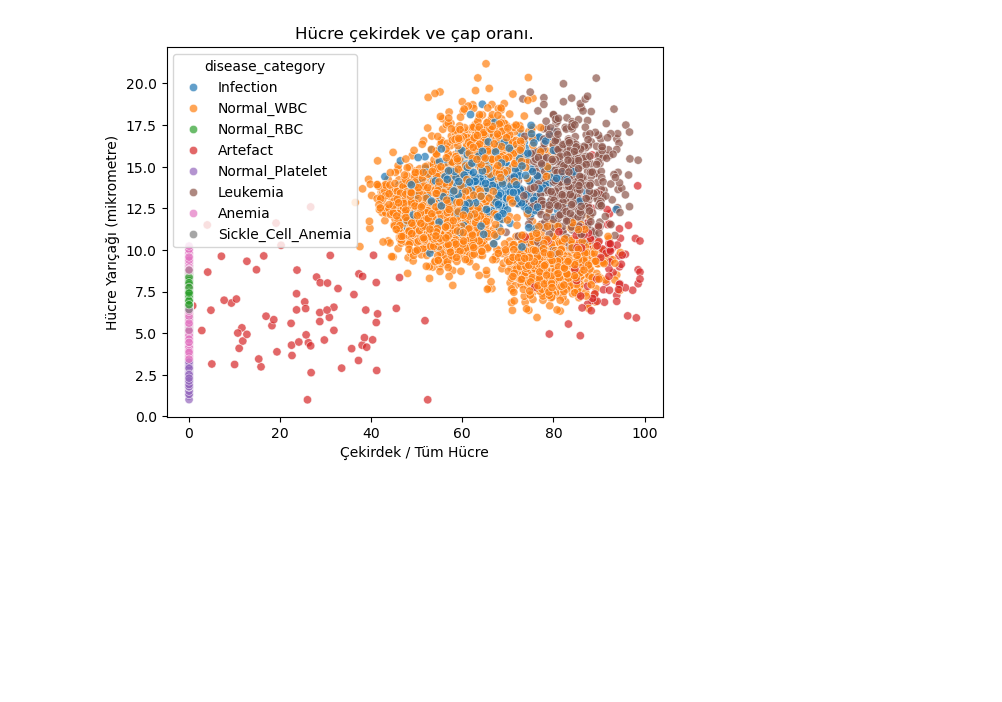
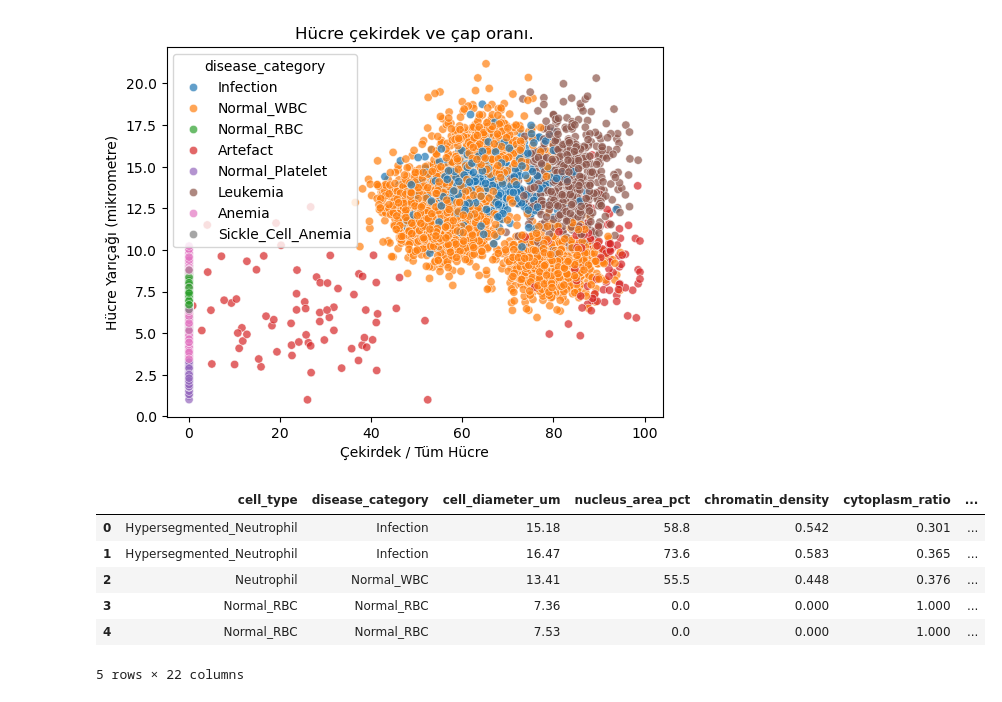
Before and after one commit to abdulkadiripek/Blood-Cell-Anomaly-Detection, a Jupyter notebook: model_train.ipynb, the cells around one changed output. Drawn from its saved outputs; the diff is of its cells as text; code cells hidden in the pictures; blank space fills up the shorter version.

```diff
--- a/model_train.ipynb
+++ b/model_train.ipynb
@@ -107,3 +109,13 @@ plt.ylabel("Hücre Yarıçağı (mikrometre)")
 plt.show()
 # %% [output]
 [figure]
+# %%
+df.head()
+# %% [output]
+|  | cell_type | disease_category | cell_diameter_um | nucleus_area_pct | chromatin_density | cytoplasm_ratio | ... |
+| 0 | Hypersegmented_Neutrophil | Infection | 15.18 | 58.8 | 0.542 | 0.301 | ... |
+| 1 | Hypersegmented_Neutrophil | Infection | 16.47 | 73.6 | 0.583 | 0.365 | ... |
+| 2 | Neutrophil | Normal_WBC | 13.41 | 55.5 | 0.448 | 0.376 | ... |
+| 3 | Normal_RBC | Normal_RBC | 7.36 | 0.0 | 0.000 | 1.000 | ... |
+| 4 | Normal_RBC | Normal_RBC | 7.53 | 0.0 | 0.000 | 1.000 | ... |
+5 rows × 22 columns
```
Also changed, not shown: parts of 5 cells of this notebook, 1 other file.
